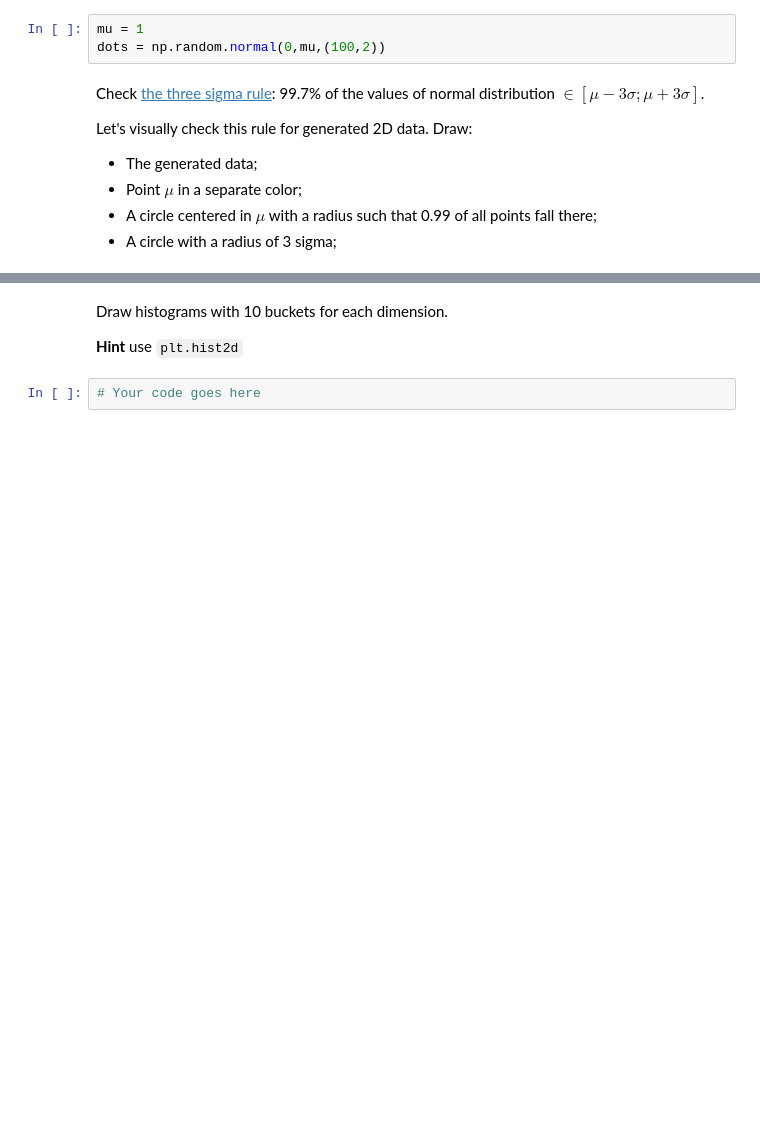
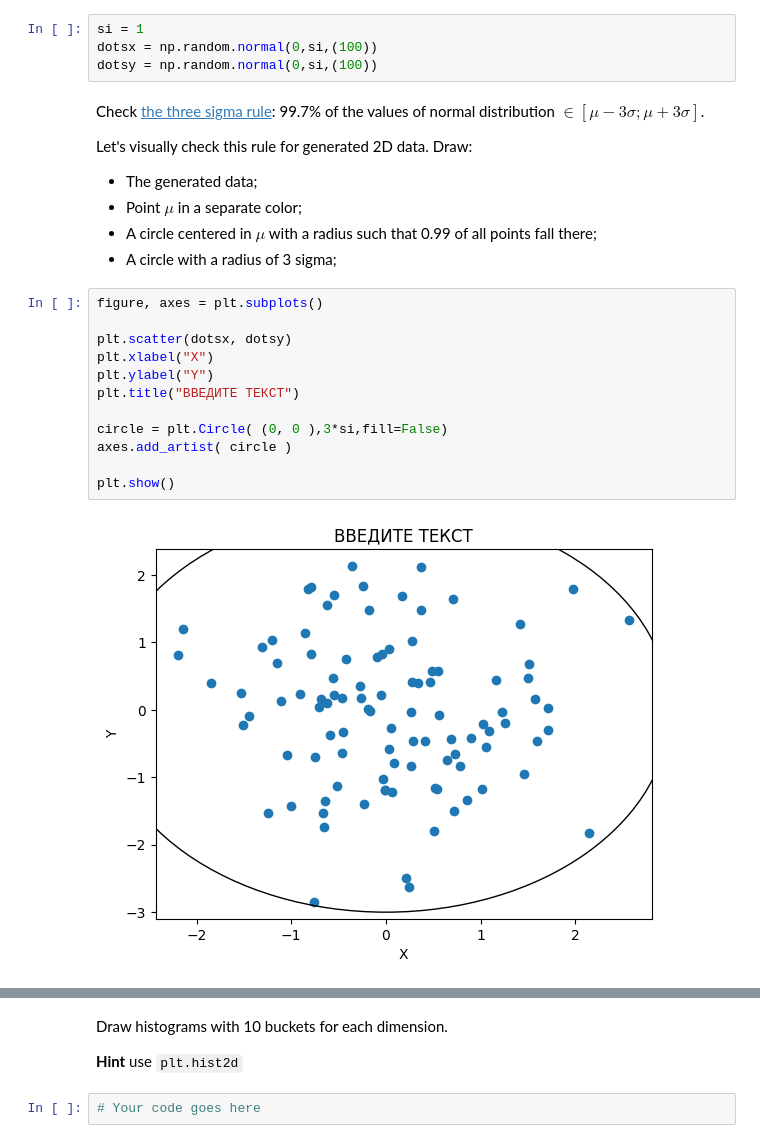
Before and after one commit to dimamkr/ml-hse-nes, a Jupyter notebook: 2024/homeworks/homework_1.ipynb, the cells around one changed output, grey strips where cells are left out. Cells and saved outputs as stored; diff of their text form; blank space fills up the shorter version.

```diff
--- a/2024/homeworks/homework_1.ipynb
+++ b/2024/homeworks/homework_1.ipynb
@@ -159,8 +159,9 @@ Graphs should be readable without having to look into the code:
 ### Task 1 (2.5 points)
 Generate a Gaussian vector of dimension 2 from 100 points (choose $\mu$ and $\sigma$ on your choice).
 # %%
-mu = 1
-dots = np.random.normal(0,mu,(100,2))
+si = 1
+dotsx = np.random.normal(0,si,(100))
+dotsy = np.random.normal(0,si,(100))
 # %% [markdown]
 Check [the three sigma rule](https://en.wikipedia.org/wiki/68-95-99.7_rule): 99.7% of the values of normal distribution $\in [\mu - 3\sigma; \mu + 3\sigma]$.
 
@@ -172,6 +173,20 @@ Let's visually check this rule for generated 2D data. Draw:
 *   Point $\mu$ in a separate color;
 *   A circle centered in $\mu$ with a radius such that 0.99 of all points fall there;
 *   A circle with a radius of 3 sigma;
+# %%
+figure, axes = plt.subplots()
+
+plt.scatter(dotsx, dotsy)
+plt.xlabel("X")
+plt.ylabel("Y")
+plt.title("ВВЕДИТЕ ТЕКСТ")
+
+circle = plt.Circle( (0, 0 ),3*si,fill=False)
+axes.add_artist( circle )
+
+plt.show()
+# %% [output]
+[figure, added]
 # %% [markdown]
 Possible reference picture:
 
```
